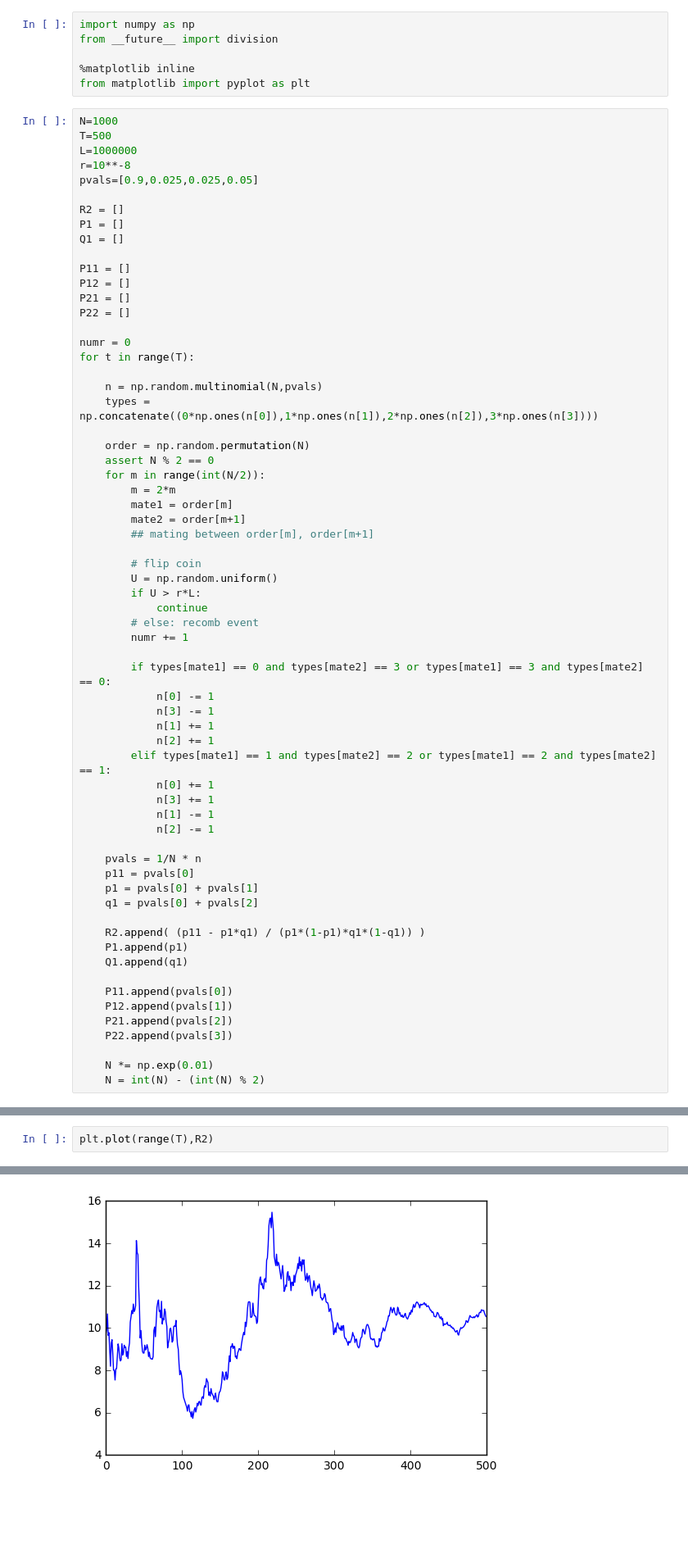
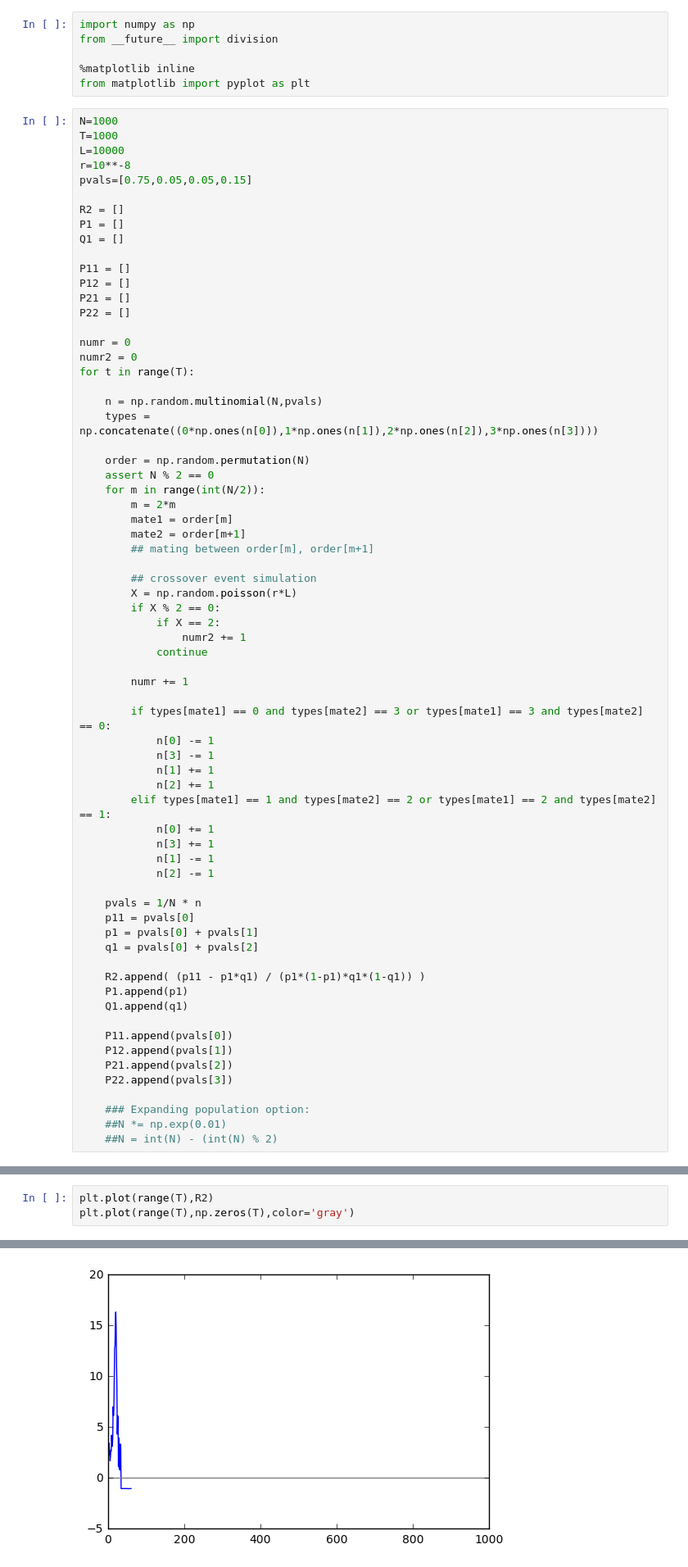
Before and after one commit to standard-aaron/mullets, a Jupyter notebook: two_locus_sampling.ipynb, the cells around one changed output, grey strips where cells are left out. Shown at 82% size. Cells and saved outputs as stored; diff of their text form; blank space fills up the shorter version.

```diff
--- a/two_locus_sampling.ipynb
+++ b/two_locus_sampling.ipynb
@@ -6,10 +6,10 @@ from __future__ import division
 from matplotlib import pyplot as plt
 # %%
 N=1000
-T=500
-L=1000000
+T=1000
+L=10000
 r=10**-8
-pvals=[0.9,0.025,0.025,0.05]
+pvals=[0.75,0.05,0.05,0.15]
 
 R2 = []
 P1 = []
@@ -21,6 +21,7 @@ P21 = []
 P22 = []
 
 numr = 0
+numr2 = 0
 for t in range(T):
 
     n = np.random.multinomial(N,pvals)
@@ -34,11 +35,13 @@ for t in range(T):
         mate2 = order[m+1]
         ## mating between order[m], order[m+1]
 
-        # flip coin
-        U = np.random.uniform()
-        if U > r*L:
+        ## crossover event simulation
+        X = np.random.poisson(r*L)
+        if X % 2 == 0:
+            if X == 2:
+                numr2 += 1
             continue
-        # else: recomb event
+
         numr += 1
 
         if types[mate1] == 0 and types[mate2] == 3 or types[mate1] == 3 and types[mate2] == 0:
@@ -66,6 +69,7 @@ for t in range(T):
     P21.append(pvals[2])
     P22.append(pvals[3])
 
-    N *= np.exp(0.01)
-    N = int(N) - (int(N) % 2)
+    ### Expanding population option:
+    ##N *= np.exp(0.01)
+    ##N = int(N) - (int(N) % 2)
 # %%
@@ -75,5 +79,6 @@ numr
 # %%
 plt.plot(range(T),R2)
+plt.plot(range(T),np.zeros(T),color='gray')
 # %% [output]
 [<matplotlib.lines.Line2D at 0x...>]
-[figure, old version]
+[figure, new version]
```
Also changed, not shown: parts of 5 cells of this notebook, 1 other file.
